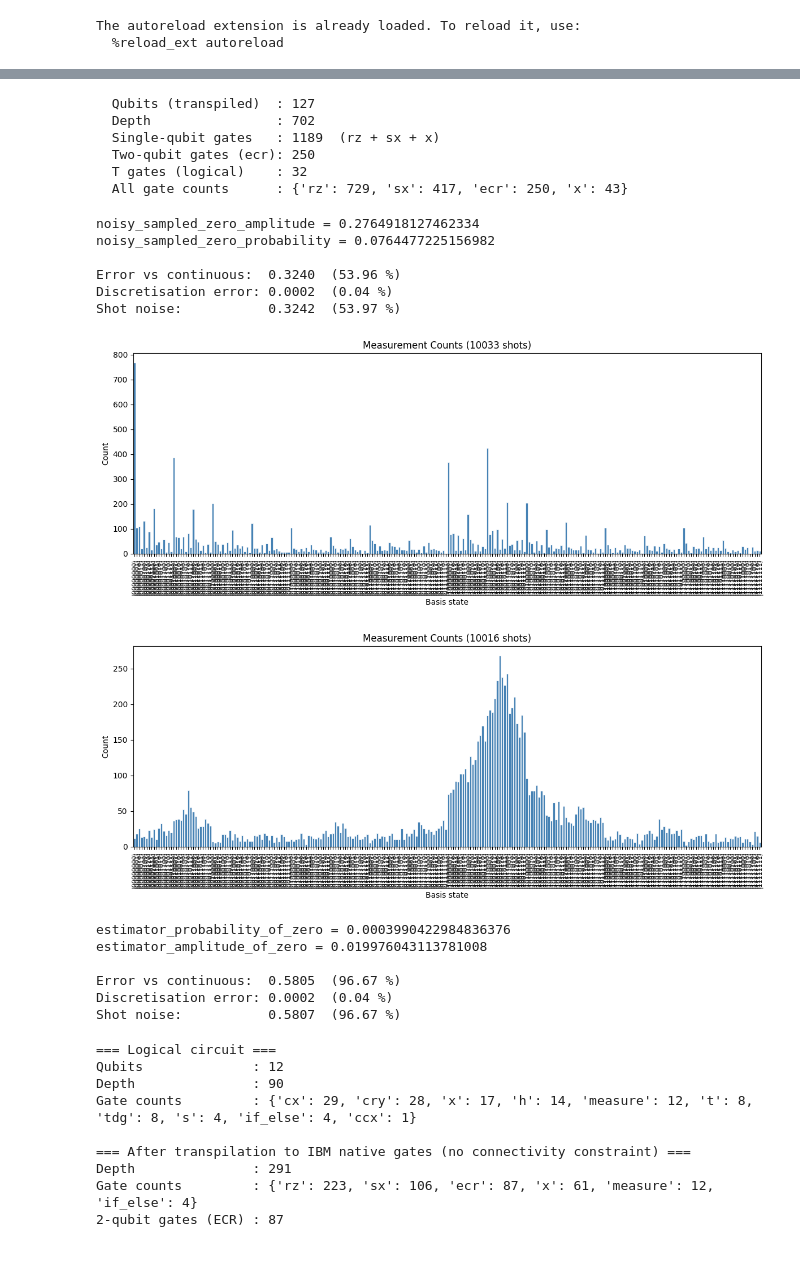
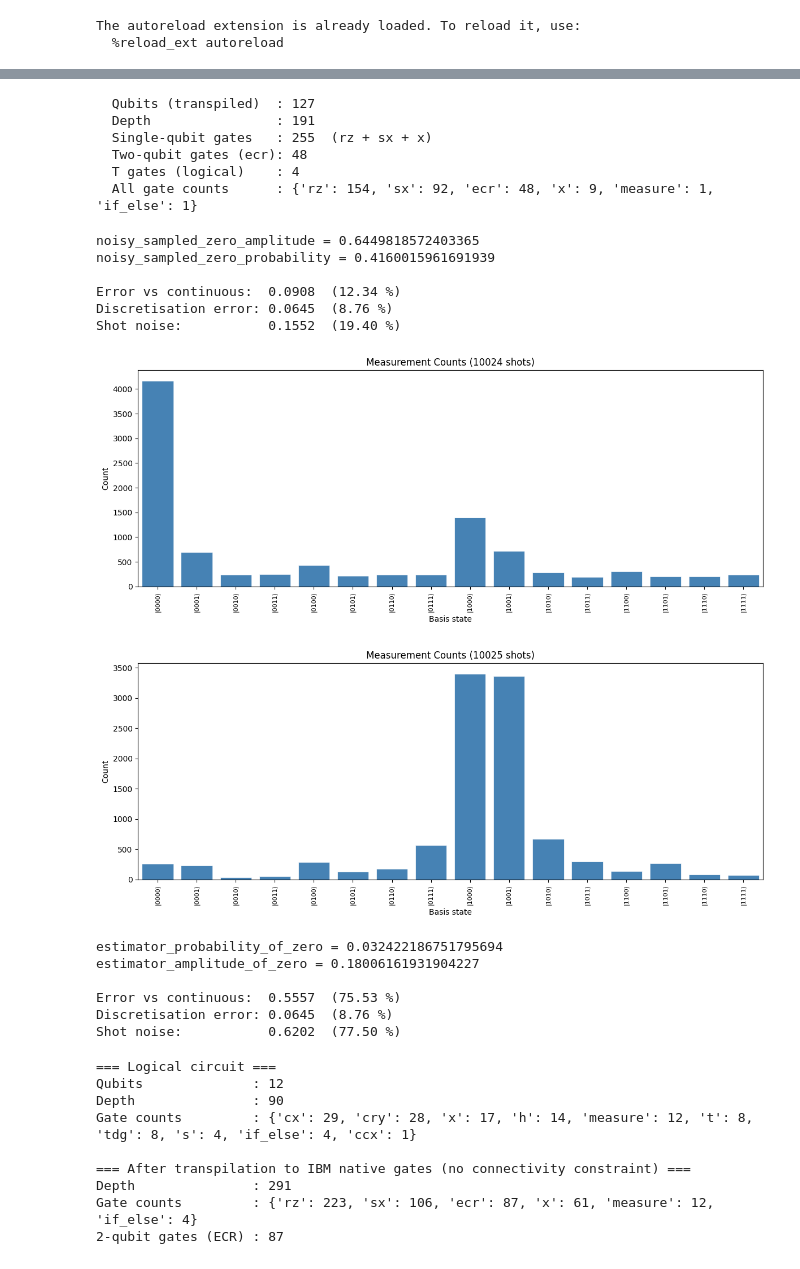
Before and after one commit to sorin-bolos/QuantumComputingResearch, a Jupyter notebook: STOsInMoleculeSymulations/STOs1DCircuits.ipynb, the cells around one changed output, grey strips where cells are left out. Saved outputs shown, nothing was run; the diff lists cells and outputs as text; code cells hidden in the pictures.

Commit message:
kinetic integrals

```diff
--- a/STOsInMoleculeSymulations/STOs1DCircuits.ipynb
+++ b/STOsInMoleculeSymulations/STOs1DCircuits.ipynb
@@ -13,9 +13,6 @@ if workspace_root not in sys.path:
 
 # Clear stale bytecode cache
 shutil.rmtree(Path(workspace_root) / 'utils/__pycache__', ignore_errors=True)
-
-allow_measurement=False
-optimize_t_gates=False
 
 # import utils.experiment
 # importlib.reload(utils.experiment)
@@ -47,6 +44,9 @@ from utils.noisy_sampler_executor import NoisySamplerExecutor
 from utils.noisy_estimator_executor import NoisyEstimatorExecutor
 from utils.resource_estimator import ResourceEstimator
 
+allow_measurement=True
+optimize_t_gates=True
+
 simulation_executor = SimulationExecutor()
 sample_interpreter = SampleInterpreter()
 noisy_simlutation_executor = NoisySamplerExecutor(enable_dd=(not allow_measurement), enable_twirling=True, enable_m3=True)
@@ -99,7 +110,7 @@ fig = sample_interpreter.plot_sampled_measurements(counts)
 from utils.integrals import Integals
 
 integrals = Integals(allow_measurement, optimize_t_gates)
-qc = integrals.get_s1_1d_overlap_circuit(n_qubits, scaled_a, 22)
+qc = integrals.get_s1_1d_kinetic_derivative(n_qubits, scaled_a, scaled_center_distance)
 
 # display(qc.draw('mpl'))
 data_amps = simulation_executor.get_data_amplitudes(qc, n_qubits)
@@ -120,5 +131,5 @@ print(f"analitical_zero_probability = {analitical_zero_probablity}")
 print(f"sampled_zero_amplitude = {sampled_zero_amplitude}")
 print(f"sampled_zero_probability = {sampled_zero_probability}")
 
-sample_interpreter.print_errors(0.600494, sampled_zero_amplitude, analitical_zero_amplitude)
+sample_interpreter.print_errors(exact_result, sampled_zero_amplitude, analitical_zero_amplitude)
 # %% [output]
@@ -138,50 +149,50 @@ qc.draw('mpl')
 # %%
 stats = resource_estimator.get_circuit_stats(qc)
 stats.print()
 
 counts = noisy_simlutation_executor.sample_measurement_counts(qc, n_qubits, shots=shots)
 fig = sample_interpreter.plot_sampled_measurements(counts)
 noisy_sampled_zero_amplitude = sample_interpreter.get_zero_amplitude(counts)
 noisy_sampled_zero_probability = sample_interpreter.get_zero_probability(counts)
 print()
 print(f"noisy_sampled_zero_amplitude = {noisy_sampled_zero_amplitude}")
 print(f"noisy_sampled_zero_probability = {noisy_sampled_zero_probability}")
 
-sample_interpreter.print_errors(0.600494, noisy_sampled_zero_amplitude, analitical_zero_amplitude)
+sample_interpreter.print_errors(exact_result, noisy_sampled_zero_amplitude, analitical_zero_amplitude)
 # %% [output]
   Qubits (transpiled)  : 127
-  Depth                : 702
-  Single-qubit gates   : 1189  (rz + sx + x)
-  Two-qubit gates (ecr): 250
-  T gates (logical)    : 32
-  All gate counts      : {'rz': 729, 'sx': 417, 'ecr': 250, 'x': 43}
+  Depth                : 191
+  Single-qubit gates   : 255  (rz + sx + x)
+  Two-qubit gates (ecr): 48
+  T gates (logical)    : 4
+  All gate counts      : {'rz': 154, 'sx': 92, 'ecr': 48, 'x': 9, 'measure': 1, 'if_else': 1}
-noisy_sampled_zero_amplitude = 0.2764918127462334
-noisy_sampled_zero_probability = 0.0764477225156982
+noisy_sampled_zero_amplitude = 0.6449818572403365
+noisy_sampled_zero_probability = 0.4160015961691939
 
-Error vs continuous:  0.3240  (53.96 %)
-Discretisation error: 0.0002  (0.04 %)
-Shot noise:           0.3242  (53.97 %)
+Error vs continuous:  0.0908  (12.34 %)
+Discretisation error: 0.0645  (8.76 %)
+Shot noise:           0.1552  (19.40 %)
-[figure, old version]
+[figure, new version]
 # %%
-qc = sto1s.get_sto_1s_1d_carthesian(n_qubits, scaled_a, center1+22)
+qc = sto1s.get_sto_1s_1d_carthesian(n_qubits, scaled_a, center1+scaled_center_distance)
 counts = noisy_simlutation_executor.sample_measurement_counts(qc, n_qubits, shots=shots)
 fig = sample_interpreter.plot_sampled_measurements(counts)
 # %% [output]
-[figure, old version]
+[figure, new version]
 # %%
 estimator_amplitude_of_zero, estimator_probability_of_zero = noisy_estimator_executor.get_amplitude_of_zero(qc, n_qubits, shots=shots)
 
 print(f"estimator_probability_of_zero = {estimator_probability_of_zero}")
 print(f"estimator_amplitude_of_zero = {estimator_amplitude_of_zero}")
 
-sample_interpreter.print_errors(0.600494, estimator_amplitude_of_zero, analitical_zero_amplitude)
+sample_interpreter.print_errors(exact_result, estimator_amplitude_of_zero, analitical_zero_amplitude)
 # %% [output]
-estimator_probability_of_zero = 0.0003990422984836376
-estimator_amplitude_of_zero = 0.019976043113781008
+estimator_probability_of_zero = 0.032422186751795694
+estimator_amplitude_of_zero = 0.18006161931904227
 
-Error vs continuous:  0.5805  (96.67 %)
-Discretisation error: 0.0002  (0.04 %)
-Shot noise:           0.5807  (96.67 %)
+Error vs continuous:  0.5557  (75.53 %)
+Discretisation error: 0.0645  (8.76 %)
+Shot noise:           0.6202  (77.50 %)
 # %%
 # ── Overlap circuit:  O₂† · O₁ · |0⟩ ────────────────────────────────────────
 # S = ⟨ψ₁|ψ₂⟩ = ⟨0|O₁†O₂|0⟩  ⟹  circuit = O₁† O₂ (or equivalently O₂† O₁)
```
Also changed, not shown: parts of 3 cells of this notebook, 9 other files.
